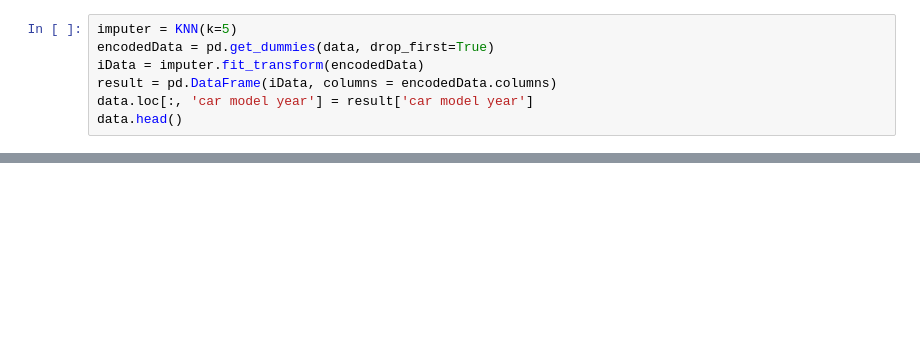
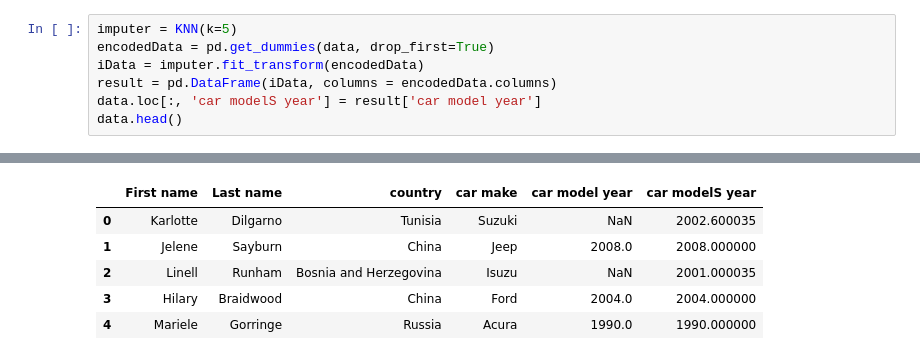
Before and after one commit to MaximKucheriaviy/labNUFT, a Jupyter notebook: VBA/lab5/lab5Notebook.ipynb, the cells around one changed output, grey strips where cells are left out. Cells and saved outputs as stored; diff of their text form; blank space fills up the shorter version.

```diff
--- a/VBA/lab5/lab5Notebook.ipynb
+++ b/VBA/lab5/lab5Notebook.ipynb
@@ -41,5 +77,6 @@ imputer = KNN(k=5)
 encodedData = pd.get_dummies(data, drop_first=True)
 iData = imputer.fit_transform(encodedData)
 result = pd.DataFrame(iData, columns = encodedData.columns)
-data.loc[:, 'car model year'] = result['car model year']
+data.loc[:, 'car modelS year'] = result['car model year']
 data.head()
+# %% [output]
@@ -45,0 +93,6 @@ data.head()
+|  | First name | Last name | country | car make | car model year | car modelS year |
+| 0 | Karlotte | Dilgarno | Tunisia | Suzuki | NaN | 2002.600035 |
+| 1 | Jelene | Sayburn | China | Jeep | 2008.0 | 2008.000000 |
+| 2 | Linell | Runham | Bosnia and Herzegovina | Isuzu | NaN | 2001.000035 |
+| 3 | Hilary | Braidwood | China | Ford | 2004.0 | 2004.000000 |
+| 4 | Mariele | Gorringe | Russia | Acura | 1990.0 | 1990.000000 |
```
Also changed, not shown: parts of 8 cells of this notebook, 4 other files.
